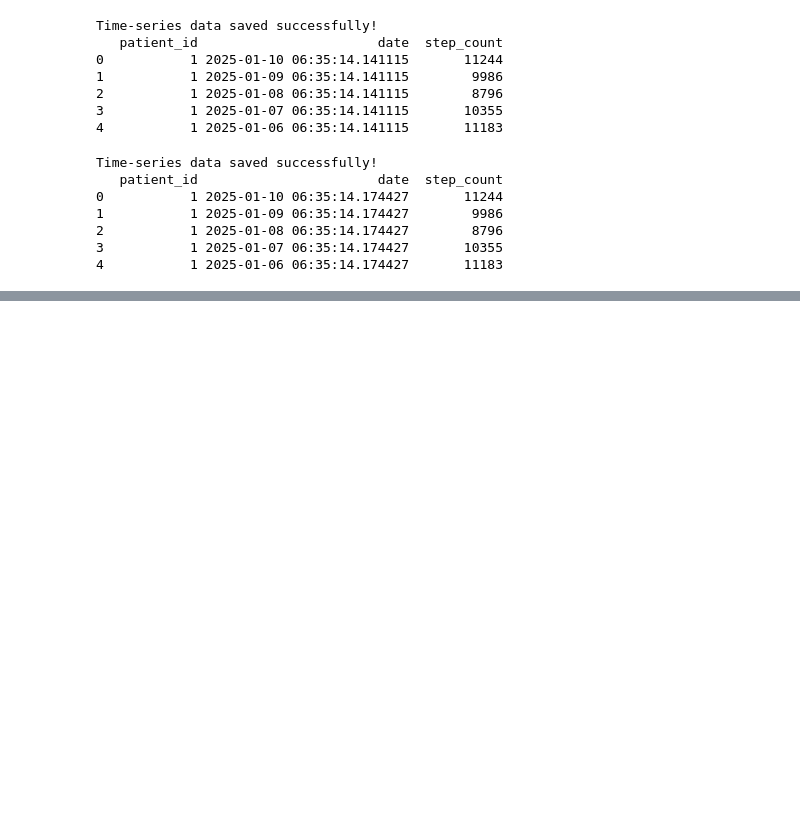
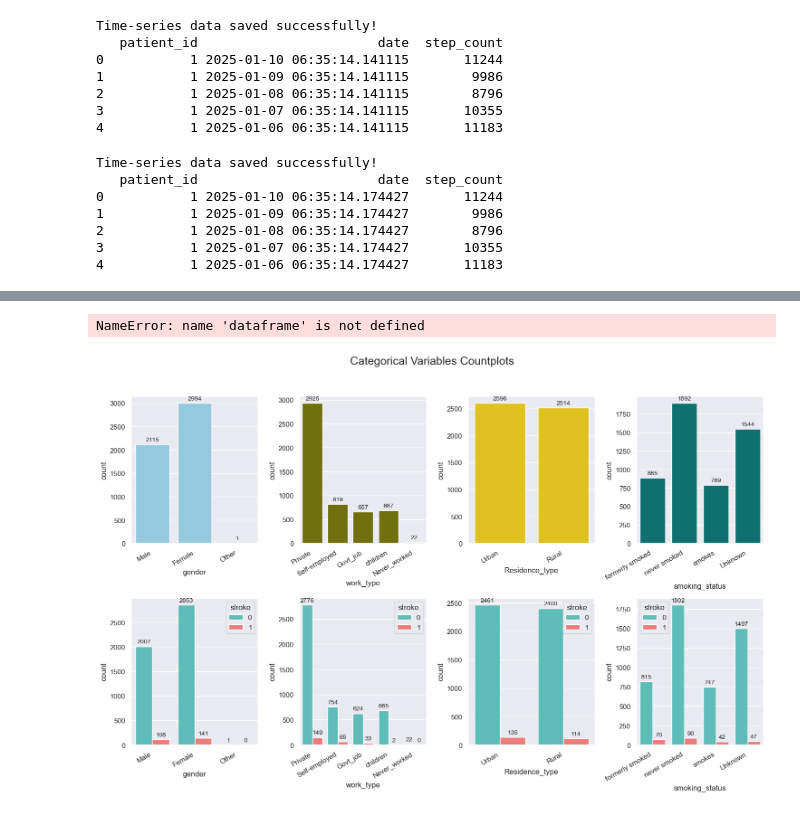
Before and after one commit to Gtalen/PFDA, a Jupyter notebook: pfda_mywork/weartry.ipynb, the cells around one changed output, grey strips where cells are left out. Drawn from its saved outputs; the diff is of its cells as text; code cells hidden in the pictures; blank space fills up the shorter version.

```diff
--- a/pfda_mywork/weartry.ipynb
+++ b/pfda_mywork/weartry.ipynb
@@ -275,0 +480,20 @@ plt.show()
+# %%
+# Define the models and their predictions
+models = ['Logistic Regression', 'Random Forest', 'KNN', 'SVM', 'Decision Tree']
+y_preds = [y_pred_lr, y_pred_rfc, y_pred_knn, y_pred_svm, y_pred_dtc]
+
+# Create subplots
+fig, axs = plt.subplots(1, 5, figsize=(15, 5))
+
+# Loop through each model and its prediction
+for i, (model, y_pred) in enumerate(zip(models, y_preds)):
+    ax = axs[i]  # Directly access each subplot
+    sns.heatmap(confusion_matrix(y_test, y_pred), annot=True, fmt='d', cmap='Blues', ax=ax)
+    ax.set_title(f'{model} Confusion Matrix')
+    ax.set_xlabel('Predicted Label')
+    ax.set_ylabel('True Label')
+
+# Adjust layout for better spacing
+plt.tight_layout()
+plt.suptitle('Figure 1.5: Confusion Matrices for Multiple Models', fontsize=16, y=1.02)
+plt.show()
@@ -275,0 +583,4 @@ plt.show()
+# %%
+basic_EDA(dataframe)  # Call the function with the specific DataFrame name
+# %% [output]
+NameError: name 'dataframe' is not defined
@@ -275,0 +611,36 @@ plt.show()
+# %%
+# Create Subplots
+fig, axs = plt.subplots(2, 4, figsize=(15, 10))
+
+# Add title
+fig.suptitle('Categorical Variables Countplots', fontsize=18)
+
+# First row: Overall categorical distribution
+sns.countplot(data=merged_data, x='gender', color='skyblue', ax=axs[0, 0])
+sns.countplot(data=merged_data, x='work_type', color='olive', ax=axs[0, 1])
+sns.countplot(data=merged_data, x='Residence_type', color='gold', ax=axs[0, 2])
+sns.countplot(data=merged_data, x='smoking_status', color='teal', ax=axs[0, 3])
+
+
+# Second row: Categorical variables by stroke status
+sns.countplot(data=merged_data, x='gender', hue='stroke', palette=custom_palette, ax=axs[1, 0])
+sns.countplot(data=merged_data, x='work_type', hue='stroke', palette=custom_palette, ax=axs[1, 1])
+sns.countplot(data=merged_data, x='Residence_type', hue='stroke', palette=custom_palette, ax=axs[1, 2])
+sns.countplot(data=merged_data, x='smoking_status', hue='stroke', palette=custom_palette, ax=axs[1, 3])
+
+# Add value counts on top of bars
+for ax in axs.flat:
+    for container in ax.containers:
+        ax.bar_label(container, fmt='%d', fontsize=10, padding=3)  # Add labels to each bar
+
+# Rotate x-axis labels for better readability
+for ax in axs.flat:
+    ax.set_xticklabels(ax.get_xticklabels(), rotation=30, ha='right')
+
+# Adjust layout and prevent title overlap
+plt.tight_layout(rect=[0, 0, 1, 0.95])
+
+# Show the plots
+plt.show()
+# %% [output]
+[figure, added]
```
Also changed, not shown: parts of 37 cells of this notebook.
